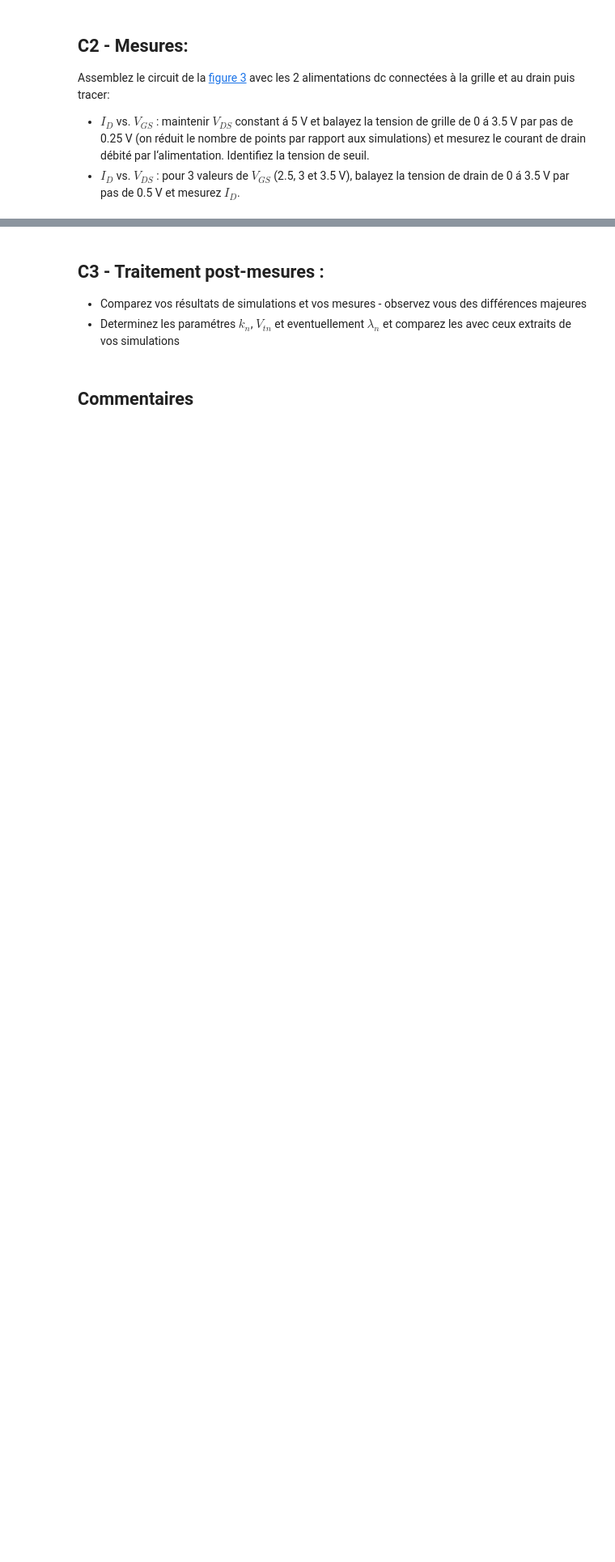
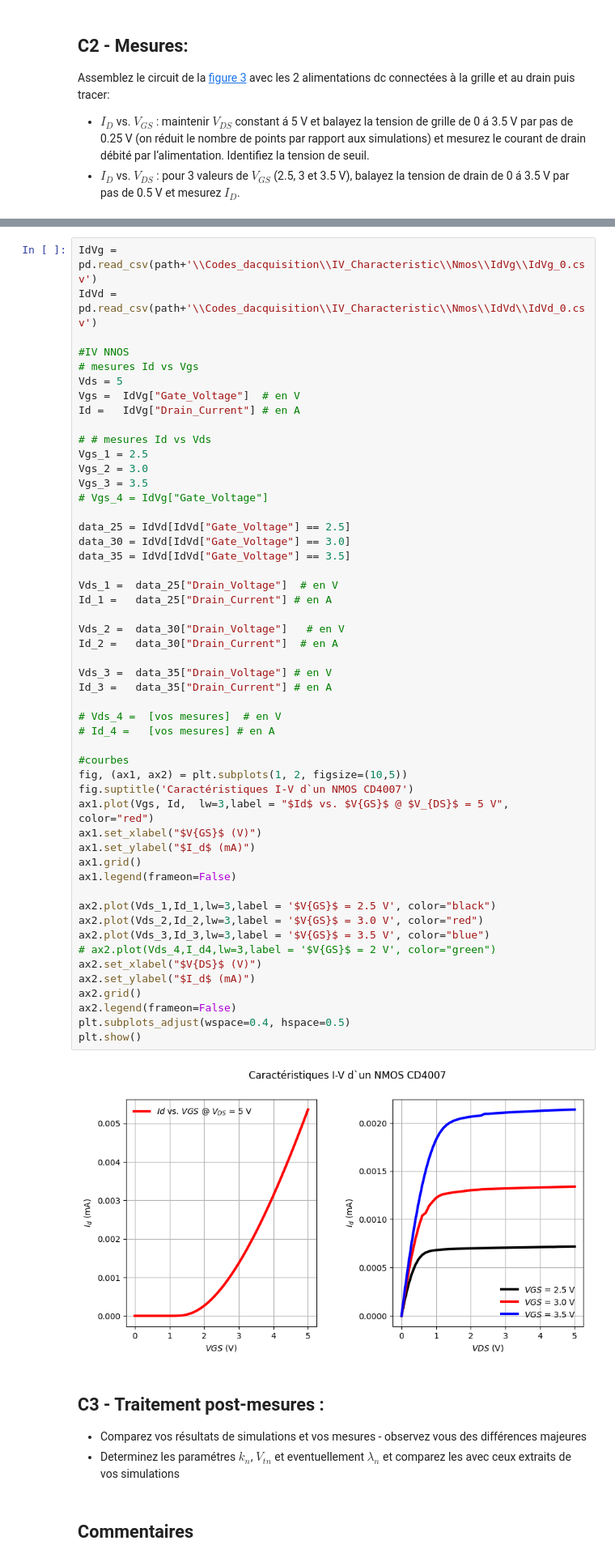
Before and after one commit to Darkzveller/EI-3_TP_conception_micro_electronique, a Jupyter notebook: Sujet_TP_YEK/TP_composants_et_circuits_microélectroniques_2026.ipynb, the cells around one changed output, grey strips where cells are left out. Shown at 81% size. Cells and saved outputs as stored; diff of their text form; blank space fills up the shorter version.

```diff
--- a/Sujet_TP_YEK/TP_composants_et_circuits_microélectroniques_2026.ipynb
+++ b/Sujet_TP_YEK/TP_composants_et_circuits_microélectroniques_2026.ipynb
@@ -590,3 +546,56 @@ plt.show()
+# %%
+IdVg = pd.read_csv(path+'\\Codes_dacquisition\\IV_Characteristic\\Nmos\\IdVg\\IdVg_0.csv')
+IdVd = pd.read_csv(path+'\\Codes_dacquisition\\IV_Characteristic\\Nmos\\IdVd\\IdVd_0.csv')
+
+#IV NNOS
+# mesures Id vs Vgs
+Vds = 5
+Vgs =  IdVg["Gate_Voltage"]  # en V
+Id =   IdVg["Drain_Current"] # en A
+
+# # mesures Id vs Vds
+Vgs_1 = 2.5
+Vgs_2 = 3.0
+Vgs_3 = 3.5
+# Vgs_4 = IdVg["Gate_Voltage"]
+
+data_25 = IdVd[IdVd["Gate_Voltage"] == 2.5]
+data_30 = IdVd[IdVd["Gate_Voltage"] == 3.0]
+data_35 = IdVd[IdVd["Gate_Voltage"] == 3.5]
+
+Vds_1 =  data_25["Drain_Voltage"]  # en V
+Id_1 =   data_25["Drain_Current"] # en A
+
+Vds_2 =  data_30["Drain_Voltage"]   # en V
+Id_2 =   data_30["Drain_Current"]  # en A
+
+Vds_3 =  data_35["Drain_Voltage"] # en V
+Id_3 =   data_35["Drain_Current"] # en A
+
+# Vds_4 =  [vos mesures]  # en V
+# Id_4 =   [vos mesures] # en A
+
+#courbes
+fig, (ax1, ax2) = plt.subplots(1, 2, figsize=(10,5))
+fig.suptitle('Caractéristiques I-V d`un NMOS CD4007')
+ax1.plot(Vgs, Id,  lw=3,label = "$Id$ vs. $V{GS}$ @ $V_{DS}$ = 5 V", color="red")
+ax1.set_xlabel("$V{GS}$ (V)")
+ax1.set_ylabel("$I_d$ (mA)")
+ax1.grid()
+ax1.legend(frameon=False)
+
+ax2.plot(Vds_1,Id_1,lw=3,label = '$V{GS}$ = 2.5 V', color="black")
+ax2.plot(Vds_2,Id_2,lw=3,label = '$V{GS}$ = 3.0 V', color="red")
+ax2.plot(Vds_3,Id_3,lw=3,label = '$V{GS}$ = 3.5 V', color="blue")
+# ax2.plot(Vds_4,I_d4,lw=3,label = '$V{GS}$ = 2 V', color="green")
+ax2.set_xlabel("$V{DS}$ (V)")
+ax2.set_ylabel("$I_d$ (mA)")
+ax2.grid()
+ax2.legend(frameon=False)
+plt.subplots_adjust(wspace=0.4, hspace=0.5)
+plt.show()
+# %% [output]
+[figure, added]
 # %% [markdown]
 ## **C3 - Traitement post-mesures :**
 - Comparez vos résultats de simulations et vos mesures - observez vous des différences majeures
```
Also changed, not shown: parts of 4 cells of this notebook, 13 other files.
